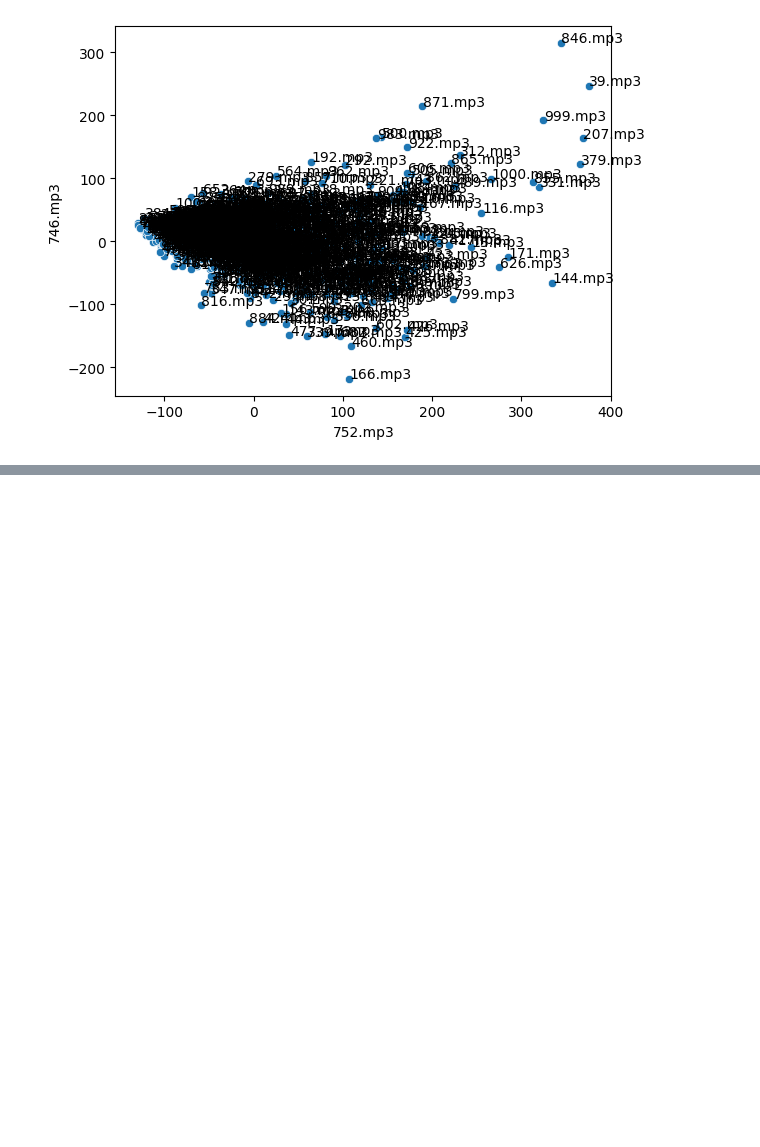
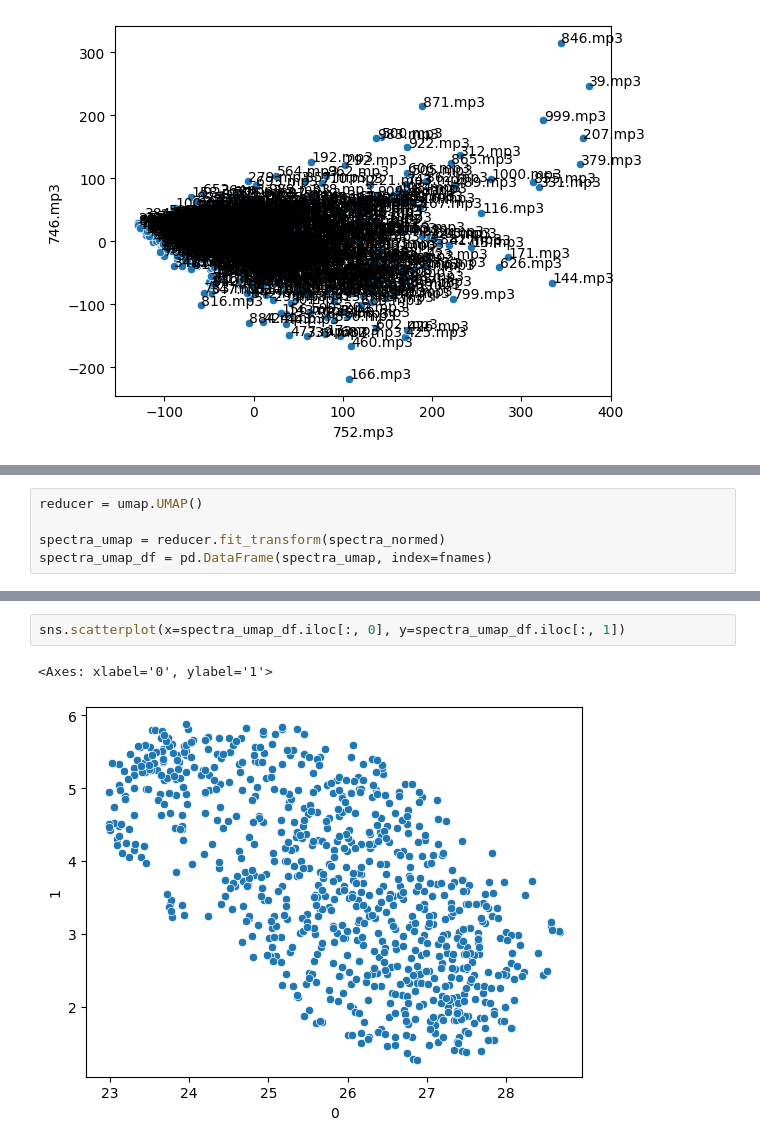
Before and after one commit to mattfergoda/music-similarity, a Jupyter notebook: explore.ipynb, the cells around one changed output, grey strips where cells are left out. Cells and saved outputs as stored; diff of their text form; blank space fills up the shorter version.

Commit message:
Working on dummy data with UMAP.

```diff
--- a/explore.ipynb
+++ b/explore.ipynb
@@ -276,0 +283,5 @@ TODO: Try MFCC coefficients for PCA + clustering?
+# %%
+reducer = umap.UMAP()
+
+spectra_umap = reducer.fit_transform(spectra_normed)
+spectra_umap_df = pd.DataFrame(spectra_umap, index=fnames)
@@ -276,0 +297,5 @@ TODO: Try MFCC coefficients for PCA + clustering?
+# %%
+sns.scatterplot(x=spectra_umap_df.iloc[:, 0], y=spectra_umap_df.iloc[:, 1])
+# %% [output]
+<Axes: xlabel='0', ylabel='1'>
+[figure, added]
```
Also changed, not shown: parts of 9 cells of this notebook, 1 other file.
